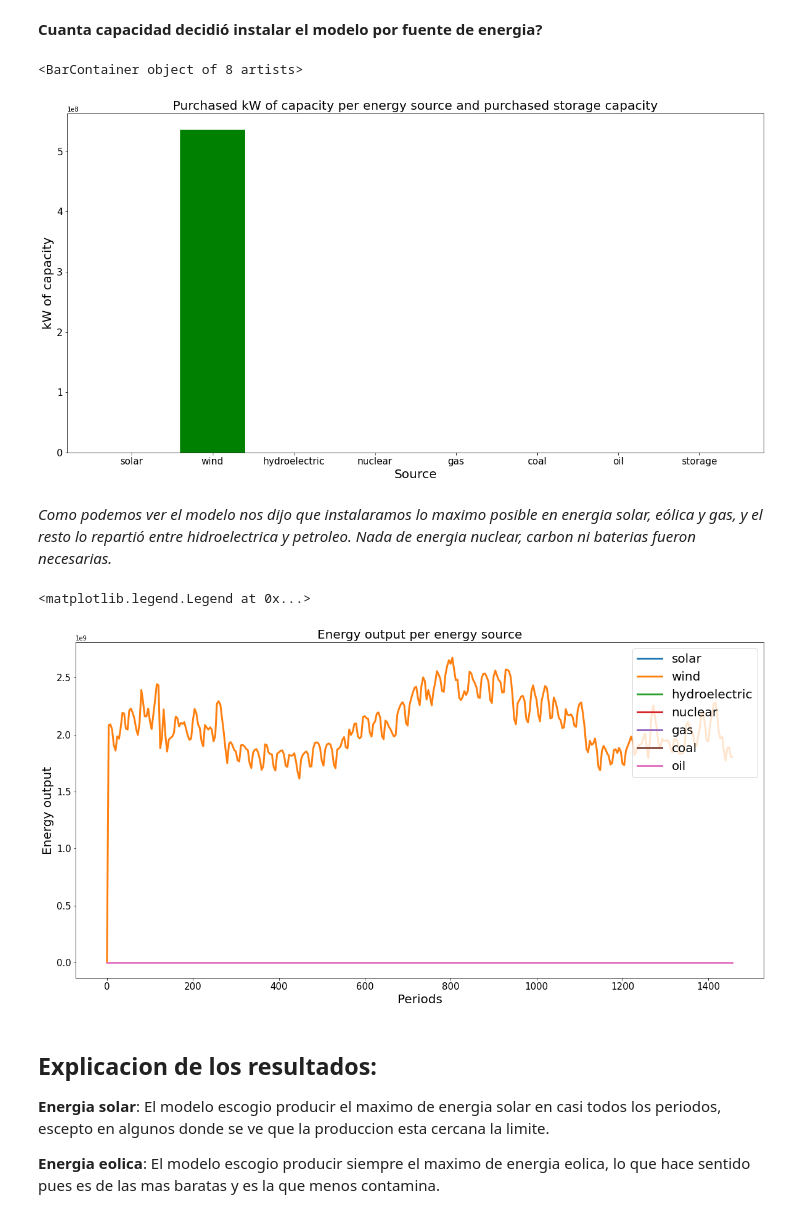
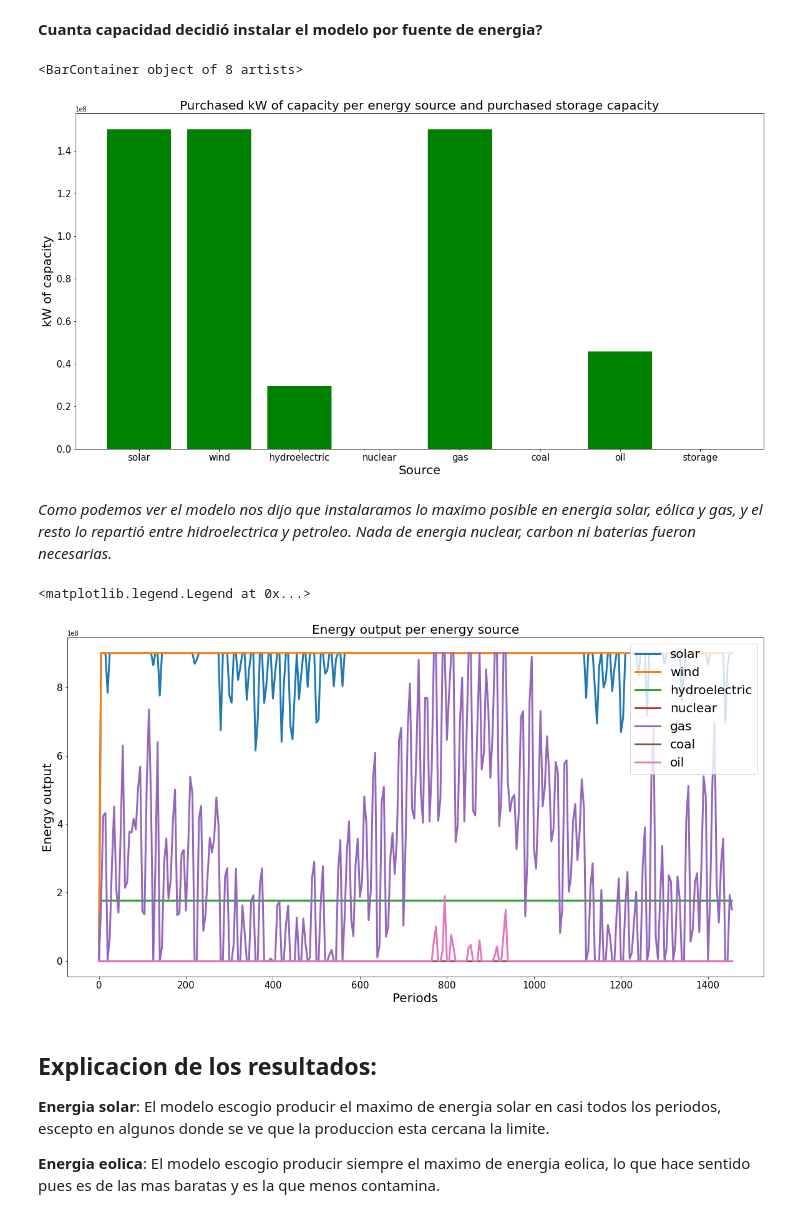
Before and after one commit to rieg-ec/opti-modeling, a Jupyter notebook: modelo.ipynb, the cells around one changed output. Cells and saved outputs as stored; diff of their text form; code cells hidden in the pictures.

```diff
--- a/modelo.ipynb
+++ b/modelo.ipynb
@@ -75,7 +75,7 @@ kg_CO2_per_kwh = {
 #                     limit in zip(sources, np.array([random.randint(9448046//6, 267628704//6) for _ in
 #                                                                                 range(len(sources))]))}
 
-prod_units_limit = {source:600000000 for source in sources}
+prod_units_limit = {source:150000000 for source in sources}
 # %%
 # to-do: graficos de volumenes amontonados en una sola figura para los datos
 # %% [markdown]
@@ -296,39 +296,40 @@ ax.tick_params(axis='both', which='major', labelsize='15')
 ax.bar(sources_prod_units, values_prod_units, color='green')
 # %% [output]
 <BarContainer object of 8 artists>
-[figure, old version]
+[figure, new version]
 # %% [markdown]
 *Como podemos ver el modelo nos dijo que instalaramos lo maximo posible en energia solar, eólica y gas, y el resto lo repartió entre hidroelectrica y petroleo. Nada de energia nuclear, carbon ni baterias fueron necesarias.*
 # %%
 from collections import defaultdict
 
 output = defaultdict(list)
 
 for var in vars:
     if var.varName.startswith('output'):
         op = re.search('\[([^$]*)]', var.varName).group(1).split(',')
         source = op[1]
         period = op[0]
         energy = var.x
         output[source].append(energy)
 
 fig, ax = plt.subplots(1, 1, figsize=(20, 10))
 
 ax.set_title('Energy output per energy source', fontsize=20)
 
 ax.set_xlabel('Periods', fontsize=20)
 ax.set_ylabel('Energy output', fontsize=20)
 ax.tick_params(axis='both', which='major', labelsize='15')
 # ax.xaxis.set_major_locator(MultipleLocator(100))
 
 for source in output:
-    ax.plot([i for i in range(len(output[source]))][0::4], output[source][0::4],
+    ax.plot([i for i in range(len(output[source]))][0::5], output[source][0::5],
             linewidth=3, label=source)
 
+
 ax.legend(loc='upper right', fontsize=20)
 # %% [output]
 <matplotlib.legend.Legend at 0x...>
-[figure, old version]
+[figure, new version]
 # %% [markdown]
 ## Explicacion de los resultados:
 
```
Also changed, not shown: parts of 2 cells of this notebook, 5 other files.
